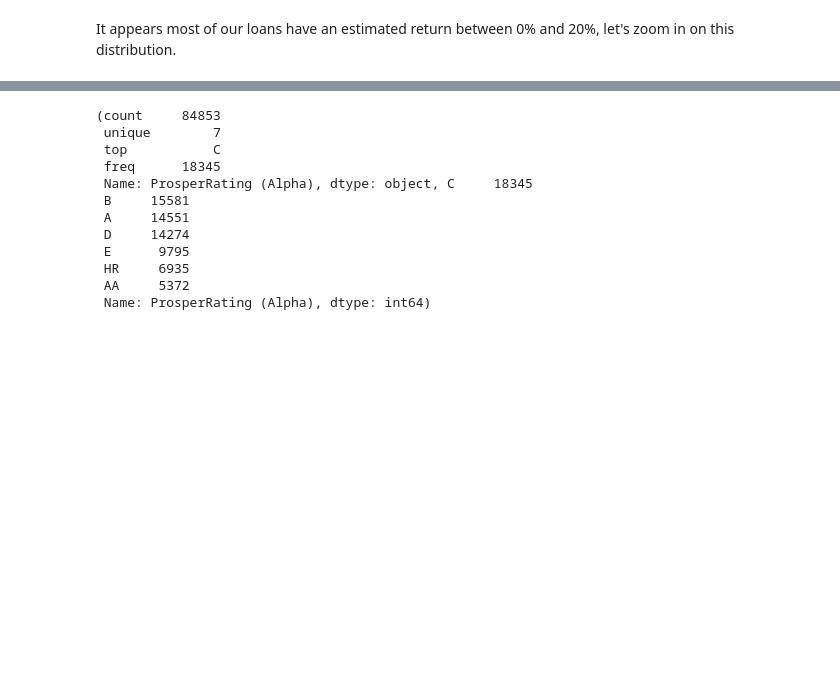
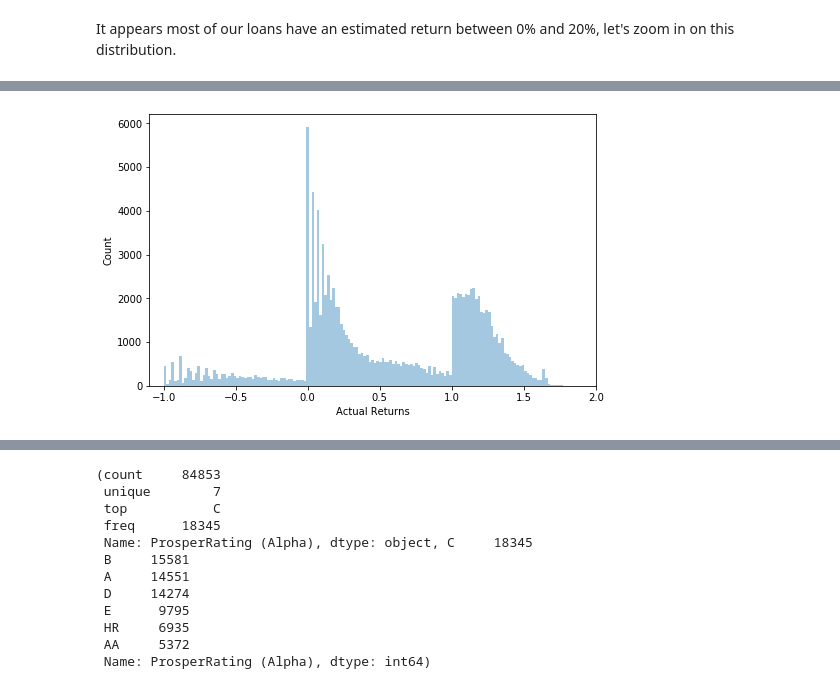
Before and after one commit to 0xjimm/prosper-loan-data-findings, a Jupyter notebook: prosper-loan-data-exploration.ipynb, the cells around one changed output, grey strips where cells are left out. Cells and saved outputs as stored; diff of their text form; code cells hidden in the pictures; blank space fills up the shorter version.

```diff
--- a/prosper-loan-data-exploration.ipynb
+++ b/prosper-loan-data-exploration.ipynb
@@ -166,0 +172,4 @@ Let's see if there is a similar or mirrored distribution for the borrower's pros
+# %%
+# simplified actual return formula
+df['ActualReturns'] = df.LP_CustomerPayments - df.LoanOriginalAmount - (df.LP_ServiceFees + df.LP_CollectionFees + df.LP_NetPrincipalLoss)
+df['ActualReturns'] = 1 + (df.ActualReturns / df.LoanOriginalAmount)
@@ -166,0 +188,9 @@ Let's see if there is a similar or mirrored distribution for the borrower's pros
+# %%
+# plot distribution
+plt.figure(figsize = [8,5])
+sns.distplot(df.ActualReturns, kde = False, bins = 200)
+plt.xlim(-1.1, 2)
+plt.xlabel('Actual Returns')
+plt.ylabel('Count');
+# %% [output]
+[figure, added]
```
Also changed, not shown: parts of 27 cells of this notebook.
